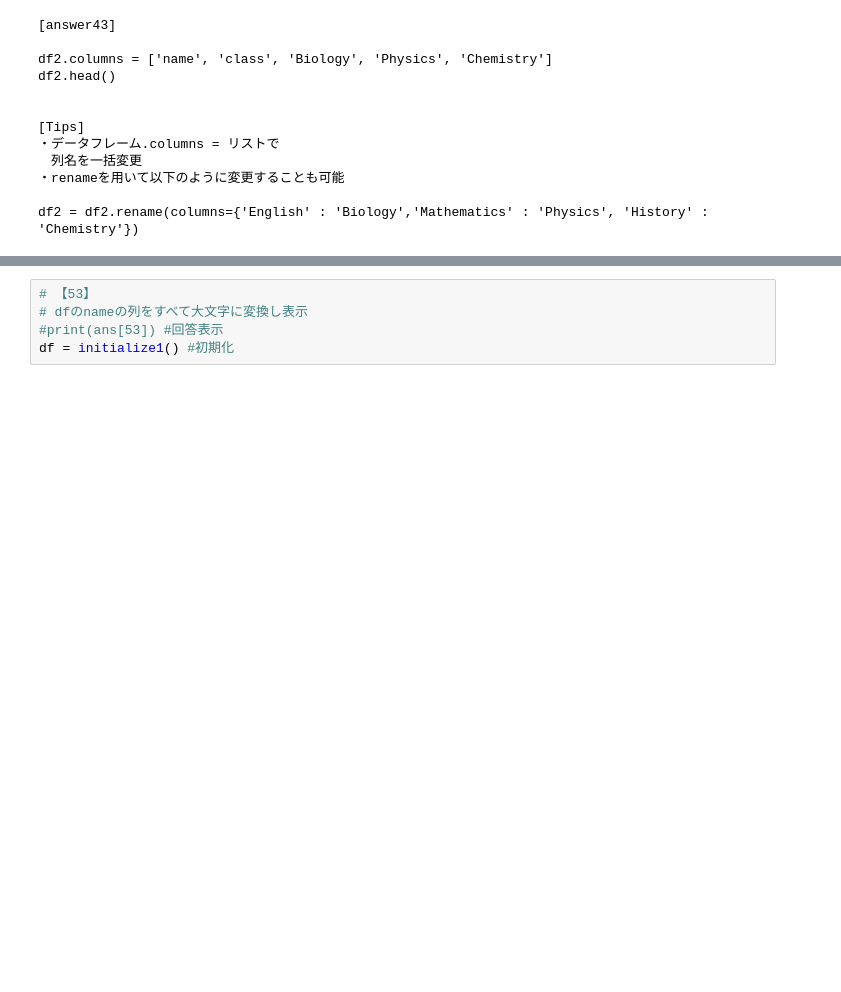
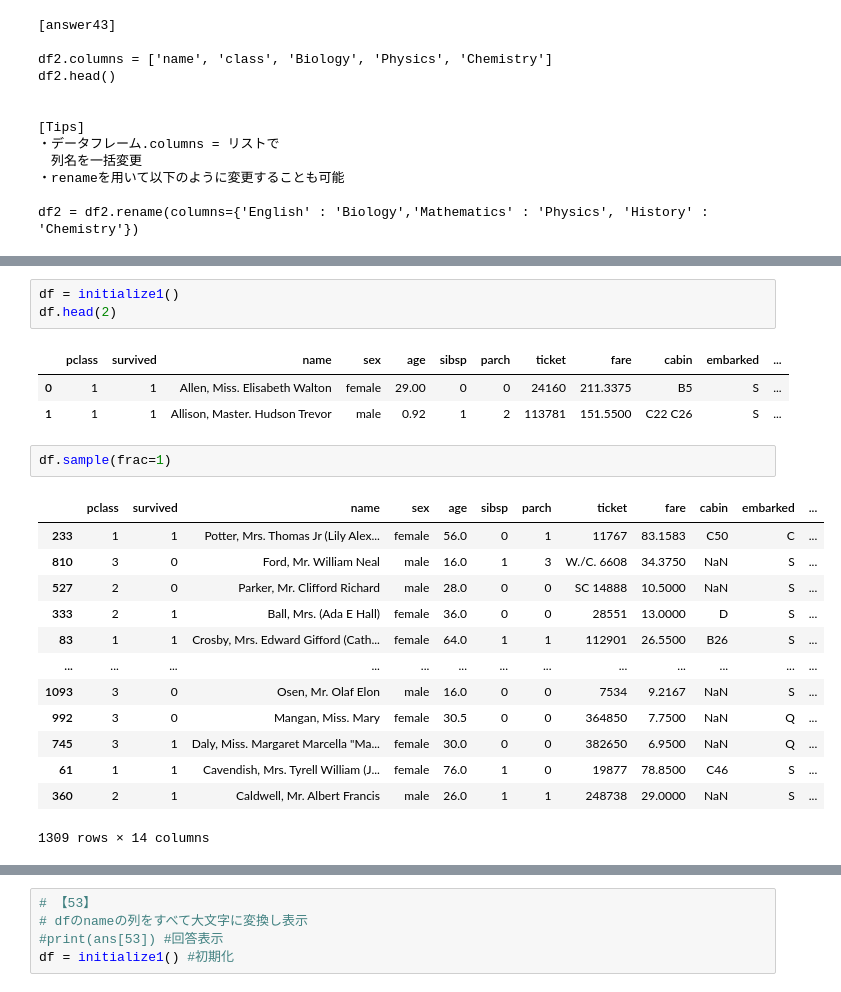
Before and after one commit to NemuNemuNyanko/practice_panda, a Jupyter notebook: notebook/01_Pandas_100_Knocks_for_Begginer.ipynb, the cells around one changed output, grey strips where cells are left out. Cells and saved outputs as stored; diff of their text form; blank space fills up the shorter version.

```diff
--- a/notebook/01_Pandas_100_Knocks_for_Begginer.ipynb
+++ b/notebook/01_Pandas_100_Knocks_for_Begginer.ipynb
@@ -1679,3 +1859,26 @@ df = initialize1() #初期化
+# %%
+df = initialize1()
+df.head(2)
+# %% [output]
+|  | pclass | survived | name | sex | age | sibsp | parch | ticket | fare | cabin | embarked | ... |
+| 0 | 1 | 1 | Allen, Miss. Elisabeth Walton | female | 29.00 | 0 | 0 | 24160 | 211.3375 | B5 | S | ... |
+| 1 | 1 | 1 | Allison, Master. Hudson Trevor | male | 0.92 | 1 | 2 | 113781 | 151.5500 | C22 C26 | S | ... |
+# %%
+df.sample(frac=1)
+# %% [output]
+|  | pclass | survived | name | sex | age | sibsp | parch | ticket | fare | cabin | embarked | ... |
+| 233 | 1 | 1 | Potter, Mrs. Thomas Jr (Lily Alex... | female | 56.0 | 0 | 1 | 11767 | 83.1583 | C50 | C | ... |
+| 810 | 3 | 0 | Ford, Mr. William Neal | male | 16.0 | 1 | 3 | W./C. 6608 | 34.3750 | NaN | S | ... |
+| 527 | 2 | 0 | Parker, Mr. Clifford Richard | male | 28.0 | 0 | 0 | SC 14888 | 10.5000 | NaN | S | ... |
+| 333 | 2 | 1 | Ball, Mrs. (Ada E Hall) | female | 36.0 | 0 | 0 | 28551 | 13.0000 | D | S | ... |
+| 83 | 1 | 1 | Crosby, Mrs. Edward Gifford (Cath... | female | 64.0 | 1 | 1 | 112901 | 26.5500 | B26 | S | ... |
+| ... | ... | ... | ... | ... | ... | ... | ... | ... | ... | ... | ... | ... |
+| 1093 | 3 | 0 | Osen, Mr. Olaf Elon | male | 16.0 | 0 | 0 | 7534 | 9.2167 | NaN | S | ... |
+| 992 | 3 | 0 | Mangan, Miss. Mary | female | 30.5 | 0 | 0 | 364850 | 7.7500 | NaN | Q | ... |
+| 745 | 3 | 1 | Daly, Miss. Margaret Marcella "Ma... | female | 30.0 | 0 | 0 | 382650 | 6.9500 | NaN | Q | ... |
+| 61 | 1 | 1 | Cavendish, Mrs. Tyrell William (J... | female | 76.0 | 1 | 0 | 19877 | 78.8500 | C46 | S | ... |
+| 360 | 2 | 1 | Caldwell, Mr. Albert Francis | male | 26.0 | 1 | 1 | 248738 | 29.0000 | NaN | S | ... |
+1309 rows × 14 columns
 # %%
 # 【51】
 # dfの行をシャッフルし、インデックスを振り直して表示
```
Also changed, not shown: parts of 22 cells of this notebook.
